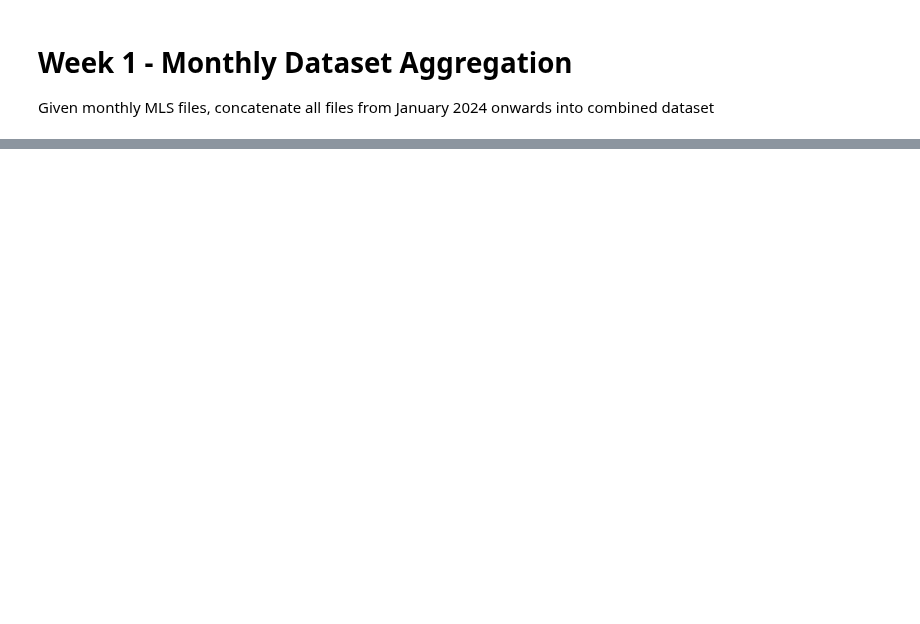
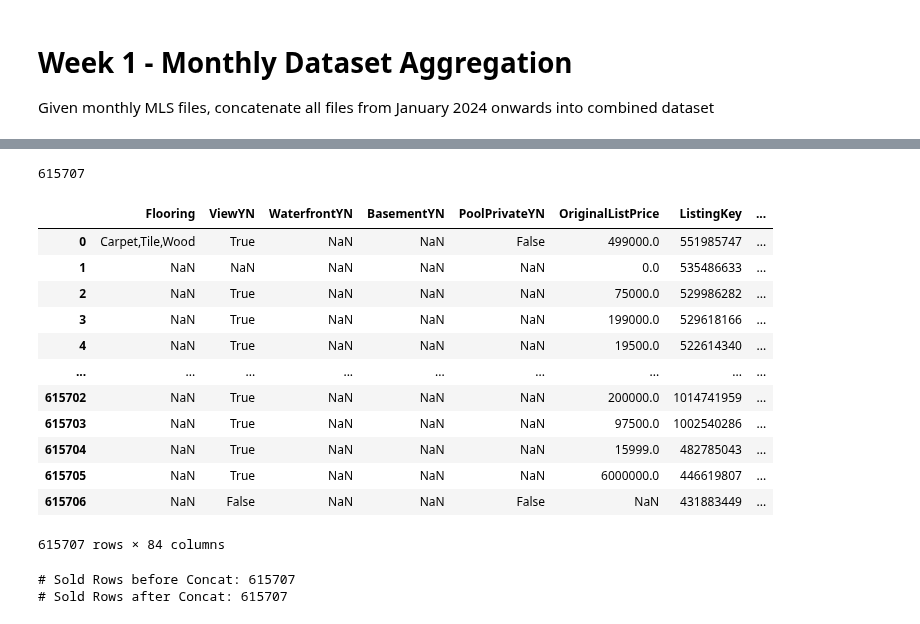
Before and after one commit to melxng/IDX-Exchange-Data-Analyst, a Jupyter notebook: notebooks/w1.ipynb, the cells around one changed output, grey strips where cells are left out. Saved outputs shown, nothing was run; the diff lists cells and outputs as text; code cells hidden in the pictures; blank space fills up the shorter version.

```diff
--- a/notebooks/w1.ipynb
+++ b/notebooks/w1.ipynb
@@ -121,0 +169,8 @@ CRMLSListing202604.csv -> 39020 ROW and 82 COL
+# %%
+sold_dfs = []
+
+for file in sold_files:
+    df = pd.read_csv(file, low_memory=False)
+    sold_dfs.append(df)
+
+    print(file.name, "->", len(df), "ROWS and", len(df.columns), "COLS")
@@ -121,0 +195,30 @@ CRMLSListing202604.csv -> 39020 ROW and 82 COL
+# %%
+# get the total # of rows in all the sold files before concatenation
+sold_rows_before = sum(len(df) for df in sold_dfs)
+print(sold_rows_before)
+# %% [output]
+615707
+# %%
+# concatenate all the sold dataframes into one DF
+sold = pd.concat(sold_dfs, ignore_index=True)
+sold
+# %% [output]
+|  | Flooring | ViewYN | WaterfrontYN | BasementYN | PoolPrivateYN | OriginalListPrice | ListingKey | ... |
+| 0 | Carpet,Tile,Wood | True | NaN | NaN | False | 499000.0 | 551985747 | ... |
+| 1 | NaN | NaN | NaN | NaN | NaN | 0.0 | 535486633 | ... |
+| 2 | NaN | True | NaN | NaN | NaN | 75000.0 | 529986282 | ... |
+| 3 | NaN | True | NaN | NaN | NaN | 199000.0 | 529618166 | ... |
+| 4 | NaN | True | NaN | NaN | NaN | 19500.0 | 522614340 | ... |
+| ... | ... | ... | ... | ... | ... | ... | ... | ... |
+| 615702 | NaN | True | NaN | NaN | NaN | 200000.0 | 1014741959 | ... |
+| 615703 | NaN | True | NaN | NaN | NaN | 97500.0 | 1002540286 | ... |
+| 615704 | NaN | True | NaN | NaN | NaN | 15999.0 | 482785043 | ... |
+| 615705 | NaN | True | NaN | NaN | NaN | 6000000.0 | 446619807 | ... |
+| 615706 | NaN | False | NaN | NaN | False | NaN | 431883449 | ... |
+615707 rows × 84 columns
+# %%
+print("# Sold Rows before Concat:", sold_rows_before)
+print("# Sold Rows after Concat:", len(sold))
+# %% [output]
+# Sold Rows before Concat: 615707
+# Sold Rows after Concat: 615707
```
Also changed, not shown: parts of 21 cells of this notebook, 1 other file.
